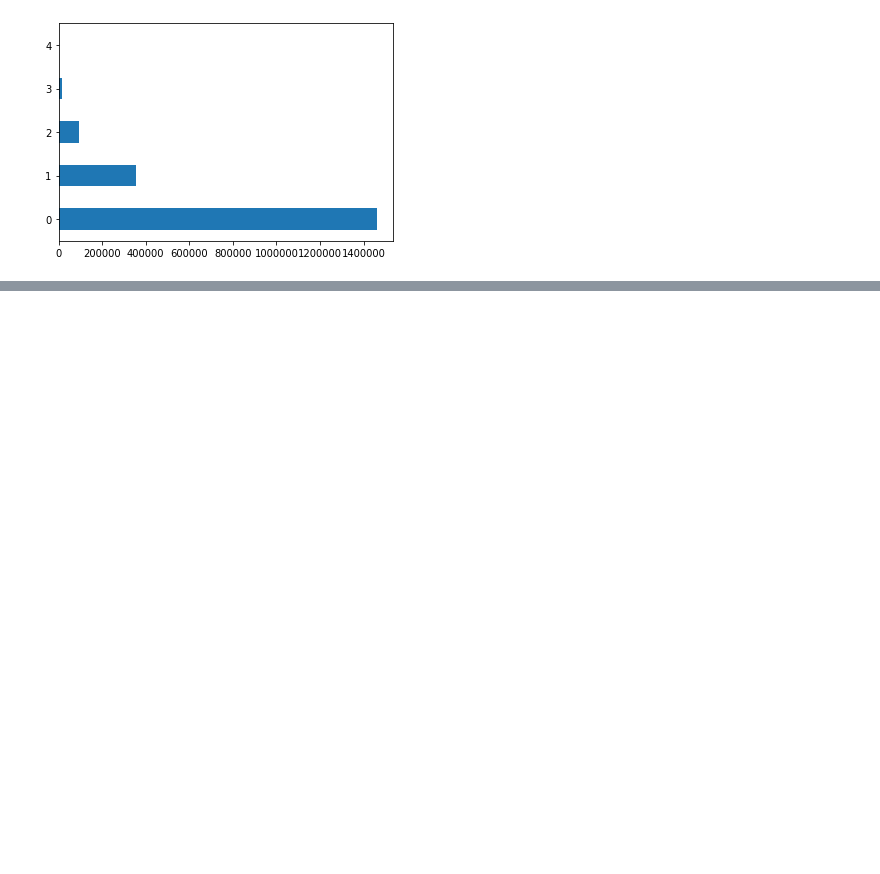
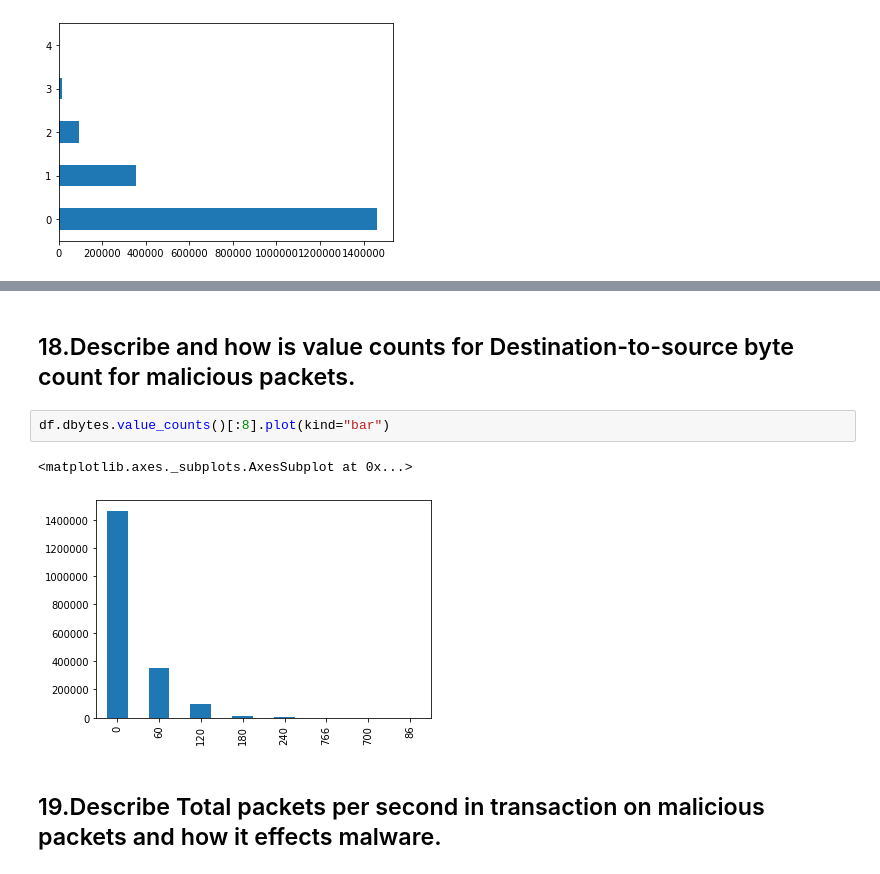
Before and after one commit to Siddharth1698/Analysis-of-DDoS-attack-from-Botnet-devices-using-Machine-Learning-Classifiers, a Jupyter notebook: Data Analysis.ipynb, the cells around one changed output, grey strips where cells are left out. Saved outputs shown, nothing was run; the diff lists cells and outputs as text; blank space fills up the shorter version.

```diff
--- a/Data Analysis.ipynb
+++ b/Data Analysis.ipynb
@@ -388,0 +389,9 @@ df.sbytes.value_counts()[:8].plot(kind="pie")
+# %% [markdown]
+## 18.Describe and how is value counts for Destination-to-source byte count for malicious packets.
+# %%
+df.dbytes.value_counts()[:8].plot(kind="bar")
+# %% [output]
+<matplotlib.axes._subplots.AxesSubplot at 0x...>
+[figure, added]
+# %% [markdown]
+## 19.Describe Total packets per second in transaction on malicious packets and how it effects malware.
```
Also changed, not shown: parts of 6 cells of this notebook.
